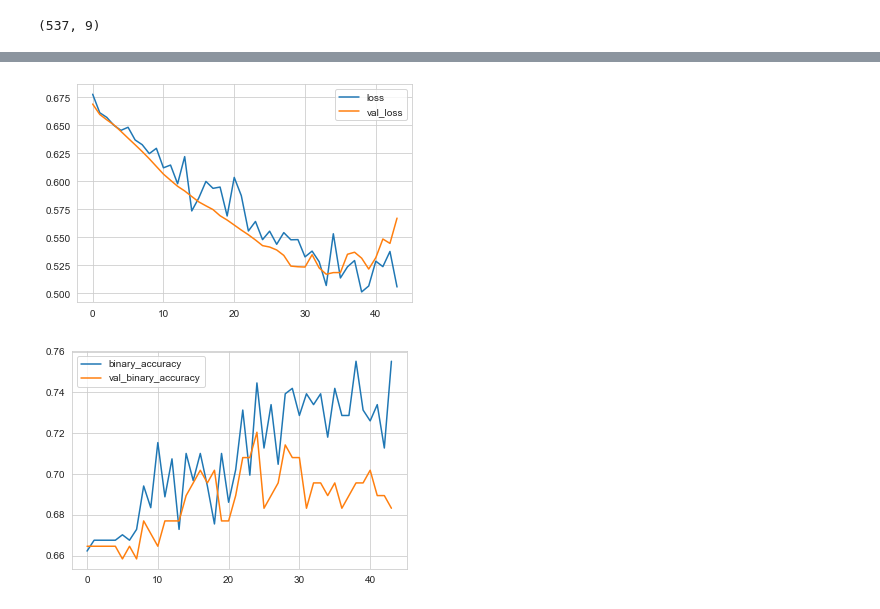
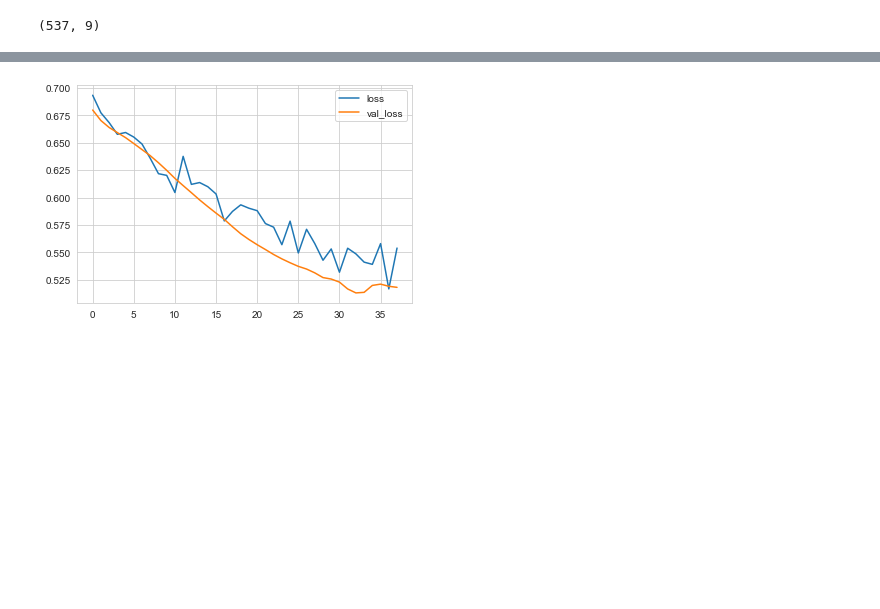
Before and after one commit to gabrielandm/trilha_IA, a Jupyter notebook: projeto-10-Data-science/diabetes_rn.ipynb, the cells around one changed output, grey strips where cells are left out. Drawn from its saved outputs; the diff is of its cells as text; code cells hidden in the pictures; blank space fills up the shorter version.

```diff
--- a/projeto-10-Data-science/diabetes_rn.ipynb
+++ b/projeto-10-Data-science/diabetes_rn.ipynb
@@ -36,7 +40,7 @@ y_valid = df_valid['Outcome']
 model = keras.Sequential([
     layers.Dropout(rate=0.3),
     layers.Dense(100, activation='relu', input_shape=[8]),
-    layers.Dense(200, activation='relu'),
+    layers.Dense(150, activation='relu'),
     layers.Dense(100, activation='relu'),
     layers.Dense(1, activation='sigmoid'),
 ])
@@ -44,11 +48,11 @@ model = keras.Sequential([
 model.compile(
     optimizer='adam',
     loss='binary_crossentropy',
-    metrics=['binary_accuracy'],
+    metrics=['accuracy'],
 )
 
 early_stopping = keras.callbacks.EarlyStopping(
-    patience=10,
+    patience=5,
     min_delta=0.001,
     restore_best_weights=True,
 )
@@ -63,12 +67,12 @@ history = model.fit(
 )
 # %%
 history_df = pd.DataFrame(history.history)
-# Start the plot at epoch 5
+
 history_df.loc[0:, ['loss', 'val_loss']].plot()
-history_df.loc[0:, ['binary_accuracy', 'val_binary_accuracy']].plot()
+history_df.loc[0:, ['accuracy', 'accuracy']].plot()
 
 print(("Best Validation Loss: {:0.4f}" +\
       "\nBest Validation Accuracy: {:0.4f}")\
-      .format(history_df['val_loss'].min(),
+      .format(history_df['binary_crossentropy'].min(),
               history_df['val_binary_accuracy'].max()))
 # %% [output]
@@ -77,2 +80 @@ Best Validation Accuracy: 0.7205
-[figure, old version]
+[figure, new version]
-[figure, removed]
```
Also changed, not shown: parts of 3 cells of this notebook, 3 other files.
